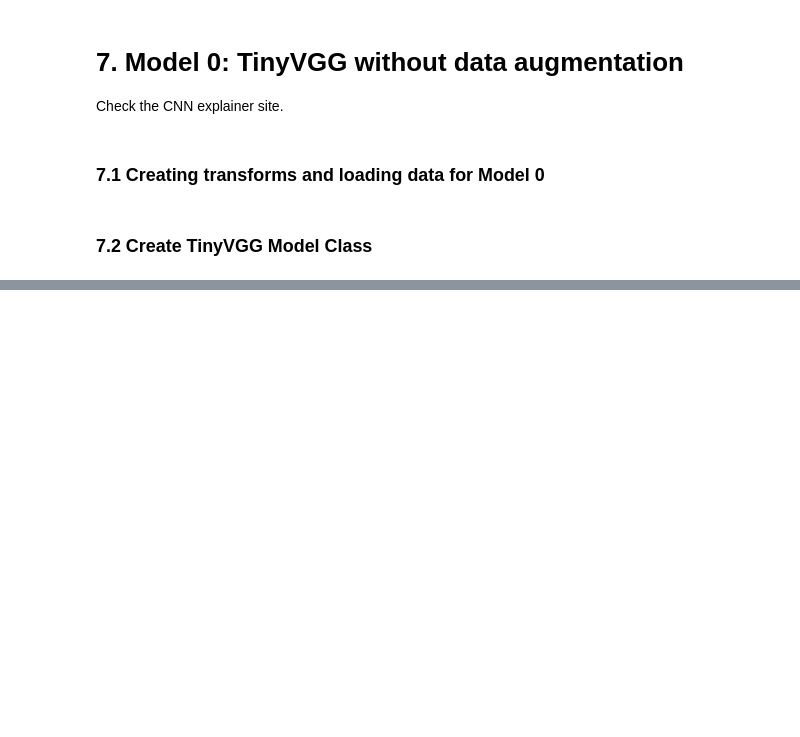
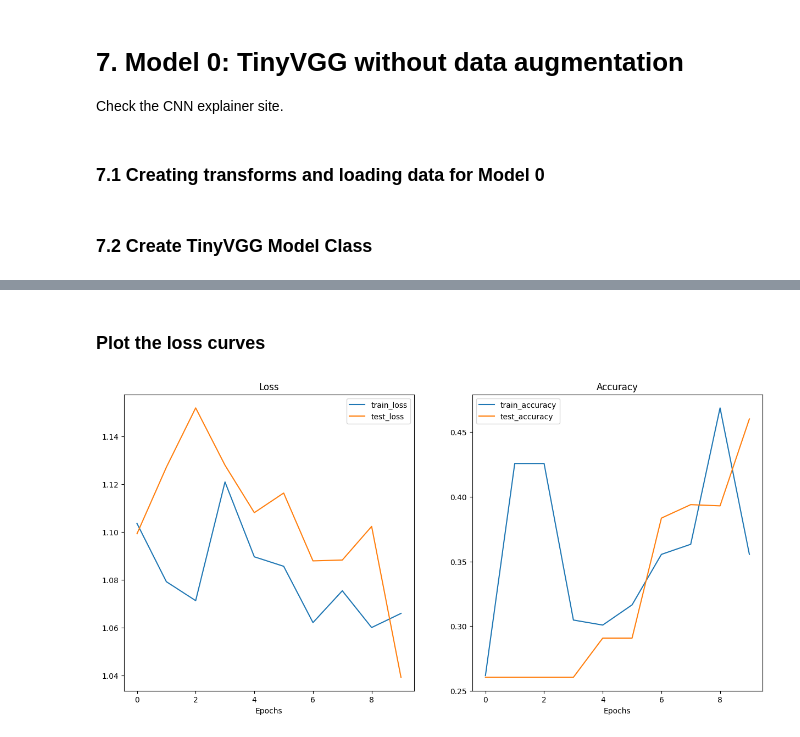
Before and after one commit to ssrhunter/pytorch-project-sandbox, a Jupyter notebook: 04_pytorch_custom_datasets.ipynb, the cells around one changed output, grey strips where cells are left out. Saved outputs shown, nothing was run; the diff lists cells and outputs as text; code cells hidden in the pictures; blank space fills up the shorter version.

```diff
--- a/04_pytorch_custom_datasets.ipynb
+++ b/04_pytorch_custom_datasets.ipynb
@@ -757,0 +1119,7 @@ TinyVGG(
+# %%
+# Construct model_1
+torch.manual_seed(42)
+model_1 = TinyVGG(input_shape=3,
+                  hidden_units=10,
+                  output_shape=len(class_names_01)).to(device)
+model_1
@@ -757,0 +1147,27 @@ TinyVGG(
+# %%
+# Train model_1
+# Set random seeds
+torch.manual_seed(42)
+torch.cuda.manual_seed(42)
+
+# Set number of epochs
+NUM_EPOCHS = 10
+
+# Set up loss function and optimizer
+loss_fn = nn.CrossEntropyLoss()
+optimizer = torch.optim.Adam(params=model_1.parameters(),
+                            lr=0.001)
+
+from timeit import default_timer as timer
+start_time = timer()
+
+model_1_results = train(model=model_1,
+                        train_dataloader=train_dataloader_custom_01,
+                        test_dataloader=test_dataloader_custom_01,
+                        optimizer=optimizer,
+                        loss_fn=loss_fn,
+                        epochs=NUM_EPOCHS)
+
+end_time = timer()
+total_train_time = end_time - start_time
+print(f"Total training time: {end_time-start_time:.3f} seconds")
@@ -757,0 +1192,6 @@ TinyVGG(
+# %% [markdown]
+### Plot the loss curves
+# %%
+plot_loss_curves(model_1_results)
+# %% [output]
+[figure, added]
```
Also changed, not shown: parts of 49 cells of this notebook.
